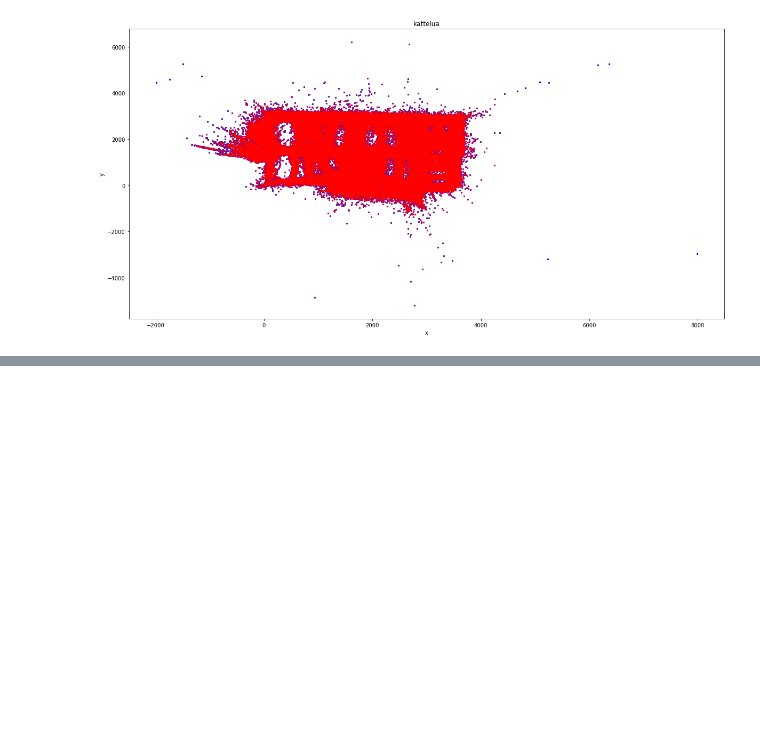
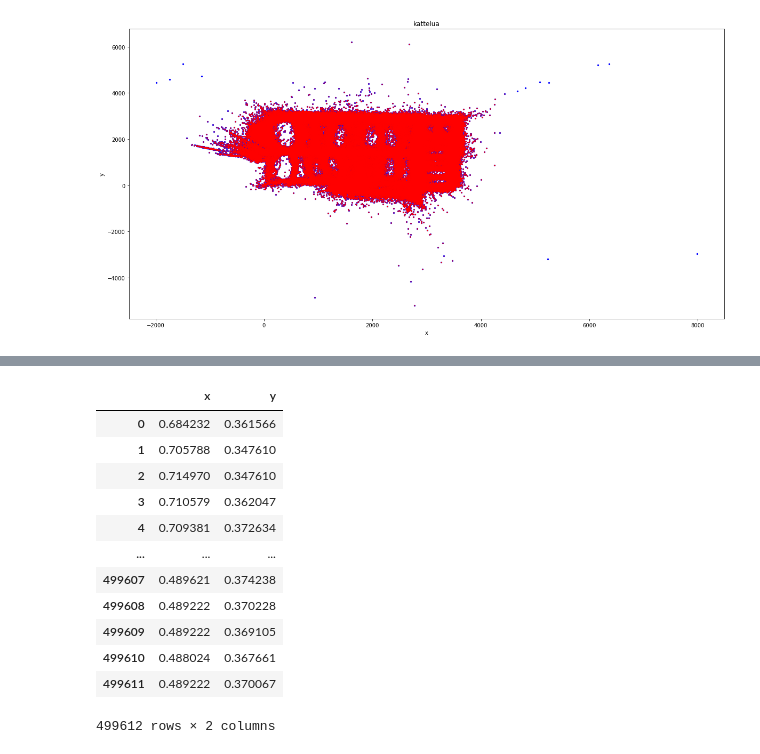
Before and after one commit to Erik-Eki/Project-2-machine-learning-applications, a Jupyter notebook: laurijutut/outliers.ipynb, the cells around one changed output, grey strips where cells are left out. Cells and saved outputs as stored; diff of their text form; code cells hidden in the pictures; blank space fills up the shorter version.

```diff
--- a/laurijutut/outliers.ipynb
+++ b/laurijutut/outliers.ipynb
@@ -356,0 +365,26 @@ plt.scatter(new_df1['x'],new_df1['y'],color='red', s=1)
+# %%
+#normalisoidaan data
+from sklearn import preprocessing
+
+x = new_df[['x','y']].values
+min_max_scaler = preprocessing.MinMaxScaler()
+
+x_scaled = min_max_scaler.fit_transform(x)
+df_normalized = pd.DataFrame(x_scaled)
+df_normalized = df_normalized.rename(columns={0: 'x', 1: 'y'})
+
+df_normalized
+# %% [output]
+|  | x | y |
+| 0 | 0.684232 | 0.361566 |
+| 1 | 0.705788 | 0.347610 |
+| 2 | 0.714970 | 0.347610 |
+| 3 | 0.710579 | 0.362047 |
+| 4 | 0.709381 | 0.372634 |
+| ... | ... | ... |
+| 499607 | 0.489621 | 0.374238 |
+| 499608 | 0.489222 | 0.370228 |
+| 499609 | 0.489222 | 0.369105 |
+| 499610 | 0.488024 | 0.367661 |
+| 499611 | 0.489222 | 0.370067 |
+499612 rows × 2 columns
```
Also changed, not shown: parts of 14 cells of this notebook.
